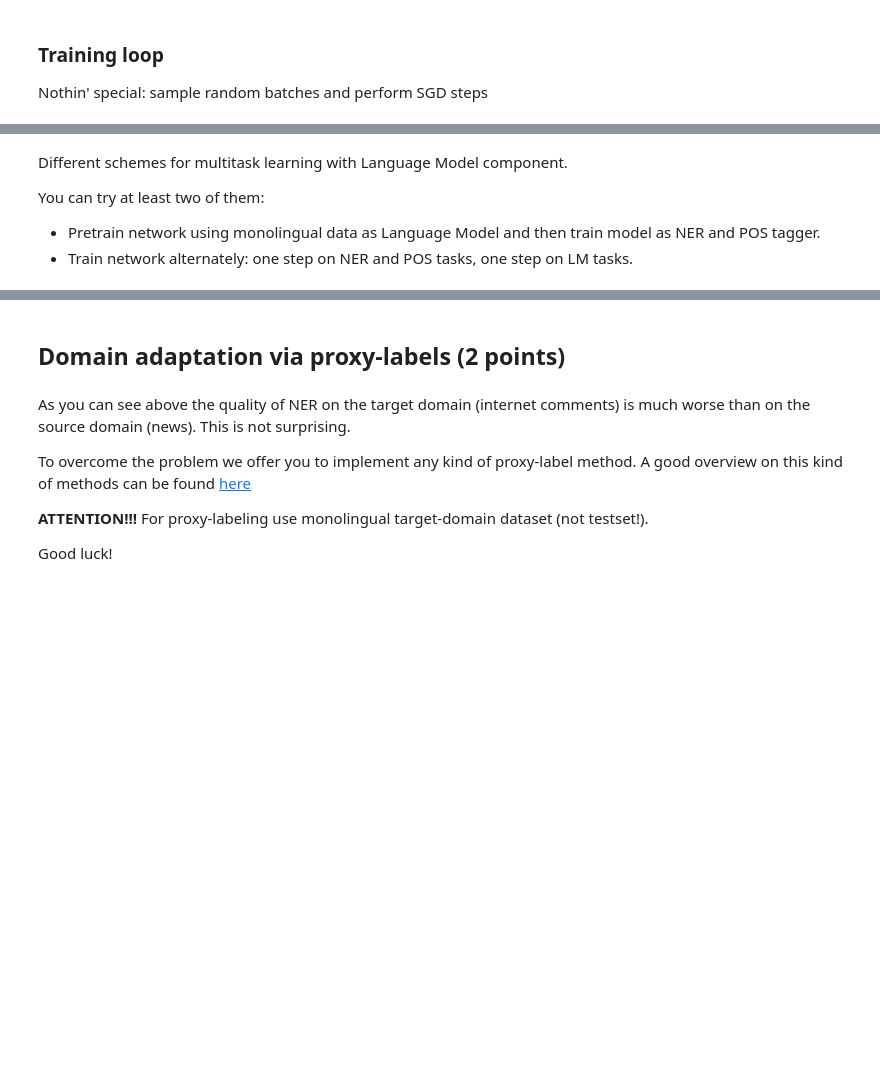
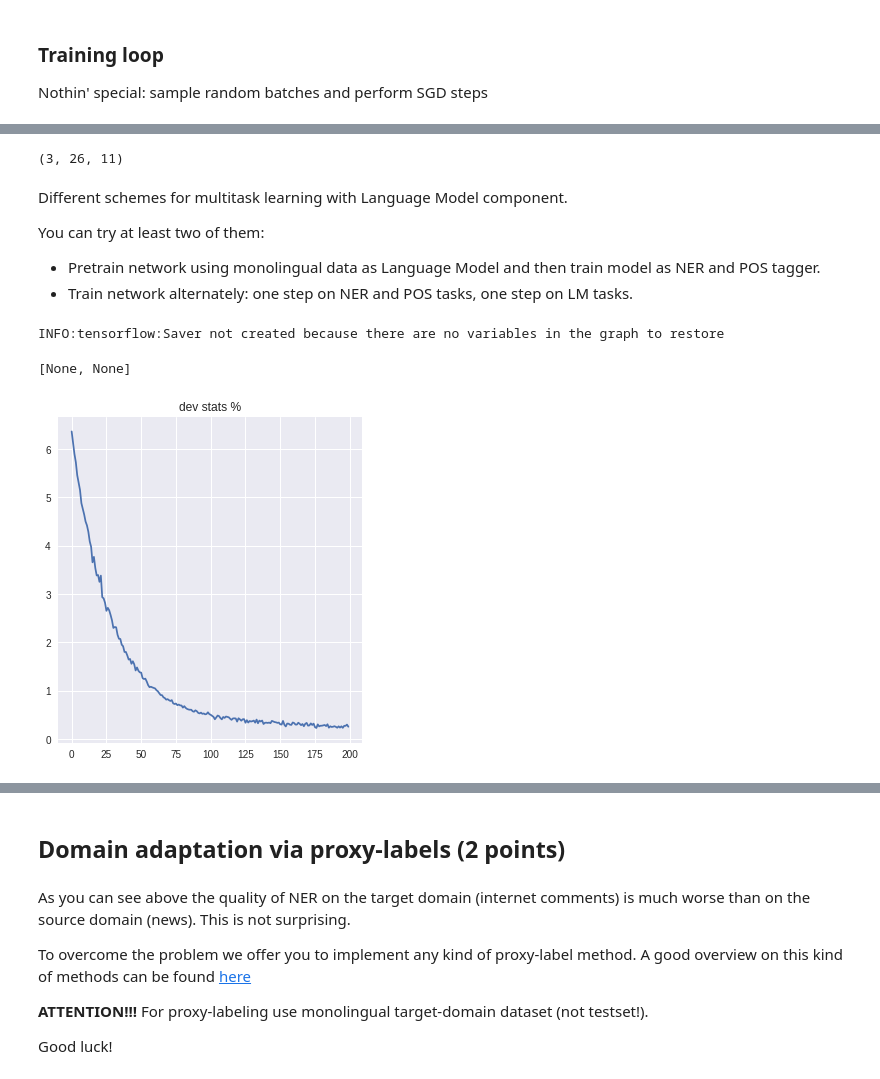
Before and after one commit to yaPhilya/nlp_course, a Jupyter notebook: week8_multitask/homework.ipynb, the cells around one changed output, grey strips where cells are left out. Cells and saved outputs as stored; diff of their text form; code cells hidden in the pictures; blank space fills up the shorter version.

```diff
--- a/week8_multitask/homework.ipynb
+++ b/week8_multitask/homework.ipynb
@@ -408,0 +520,2 @@ __IMPORTANT!__ NER/POS dataset comes pre-tokenized.  Make sure you apply {almost
+# %%
+sess.run([tf.global_variables_initializer(), tf.tables_initializer()])
@@ -438,3 +593,7 @@ sess.run(tf.global_variables_initializer())
+# %%
+dummy_ner.shape
+# %% [output]
+(3, 26, 11)
 # %% [markdown]
 Different schemes for multitask learning with Language Model component.
 
@@ -453,24 +612,44 @@ class multitask_trainer:
         'ne': tf.placeholder('int32', [None, None], name='named_entities'),
         'pos': tf.placeholder('int32', [None, None], name='part_of_speech_tags'),
         'lm': tf.placeholder('int32', [None, None], name='output_tokens'),
+        'raw_text': tf.placeholder(tf.string, [None], name='elma_texts')
     }
 
-    logits = model(ph['word'])
+    logits = model(ph['raw_text'])
     mask = infer_mask(ph['word'])
 
     # Compute loss for NER. Feel free to reuse the code from original trainer
 
-    ner_loss = <YOUR_CODE>
+    ner_loss = -tf.nn.log_softmax(logits['ne'], -1) * tf.one_hot(ph['ne'], len(vocabs['ne']))
+    ner_loss = tf.reduce_sum(ner_loss * mask[:, :, None]) / tf.reduce_sum(mask)
 
     # Compute the same kind of loss for POS.  (key: 'pos')
 
-    pos_loss = <YOUR CODE>
+    pos_loss = -tf.nn.log_softmax(logits['pos'], -1) * tf.one_hot(ph['pos'], len(vocabs['pos']))
+    pos_loss = tf.reduce_sum(pos_loss * mask[:, :, None]) / tf.reduce_sum(mask)
 
     # Compute the same kind of loss for LM.
 
-    lm_loss = <YOUR CODE>
+    #lm_loss = <YOUR CODE>
 
     # YOUR CODE HERE
+    loss = ner_loss + pos_loss
+    step = tf.train.AdamOptimizer().minimize(loss)
+# %% [output]
+INFO:tensorflow:Saver not created because there are no variables in the graph to restore
+# %%
+def iterate_minibatches_v2(data, batch_size=128, shuffle=True, cycle=False, max_batches=None):
+    indices = np.arange(len(data))
+    total_batches = 0
+    while True:
+        if shuffle: indices = np.random.permutation(indices)
+        for start_i in range(0, len(data), batch_size):
+            batch_ix = indices[start_i: start_i + batch_size]
+            yield prepare_batch_v2(data[batch_ix])
+            total_batches += 1
+            if max_batches and total_batches >= max_batches:
+                raise StopIteration()
+        if not cycle: break
 # %%
 from tqdm import tqdm
 from IPython.display import clear_output
@@ -482,28 +661,36 @@ dev_stats_history = StatsHistory()
 indomain_stats_history = StatsHistory()
 outdomain_stats_history = StatsHistory()
 
-sess.run(tf.global_variables_initializer())
+sess.run([tf.global_variables_initializer(), tf.tables_initializer()])
+# %% [output]
+[None, None]
 # %%
-for batch in tqdm(iterate_minibatches(train_data, cycle=True, max_batches=2500)):
+for batch in tqdm(iterate_minibatches_v2(train_data, cycle=True, max_batches=2500)):
     # YOUR CODE HERE
+    batch['lm'] = batch['word']
+
+    loss_t, _ = sess.run([multitask_trainer.loss, multitask_trainer.step],
+                         {multitask_trainer.ph[key]: batch[key] for key in multitask_trainer.ph})
     loss_history.append(loss_t)
 
     if len(loss_history) % 100 == 0:
         # YOUR CODE HERE
 
         clear_output(True)
         plt.figure(figsize=[12, 6])
         plt.subplot(1, 2, 1)
         plt.plot(loss_history)
         plt.title('train loss'), plt.grid()
-        plt.subplot(1, 2, 2)
+        #plt.subplot(1, 2, 2)
 
-        plt.plot(np.arange(1, len(dev_stats_history.f1) + 1) * eval_every, dev_stats_history.f1, label="dev f1")
-        plt.plot(np.arange(1, len(outdomain_stats_history.f1) + 1) * eval_every, outdomain_stats_history.f1, label="outdomain f1")
-        plt.plot(np.arange(1, len(indomain_stats_history.f1) + 1) * eval_every, indomain_stats_history.f1, label="indomain f1")
+#         plt.plot(np.arange(1, len(dev_stats_history.f1) + 1) * eval_every, dev_stats_history.f1, label="dev f1")
+#         plt.plot(np.arange(1, len(outdomain_stats_history.f1) + 1) * eval_every, outdomain_stats_history.f1, label="outdomain f1")
+#         plt.plot(np.arange(1, len(indomain_stats_history.f1) + 1) * eval_every, indomain_stats_history.f1, label="indomain f1")
 
         plt.title('dev stats %'), plt.grid()
         plt.show()
+# %% [output]
+[figure, added]
 # %% [markdown]
 # Structured prediction for NEs (2 points)
 
```
Also changed, not shown: parts of 26 cells of this notebook.
